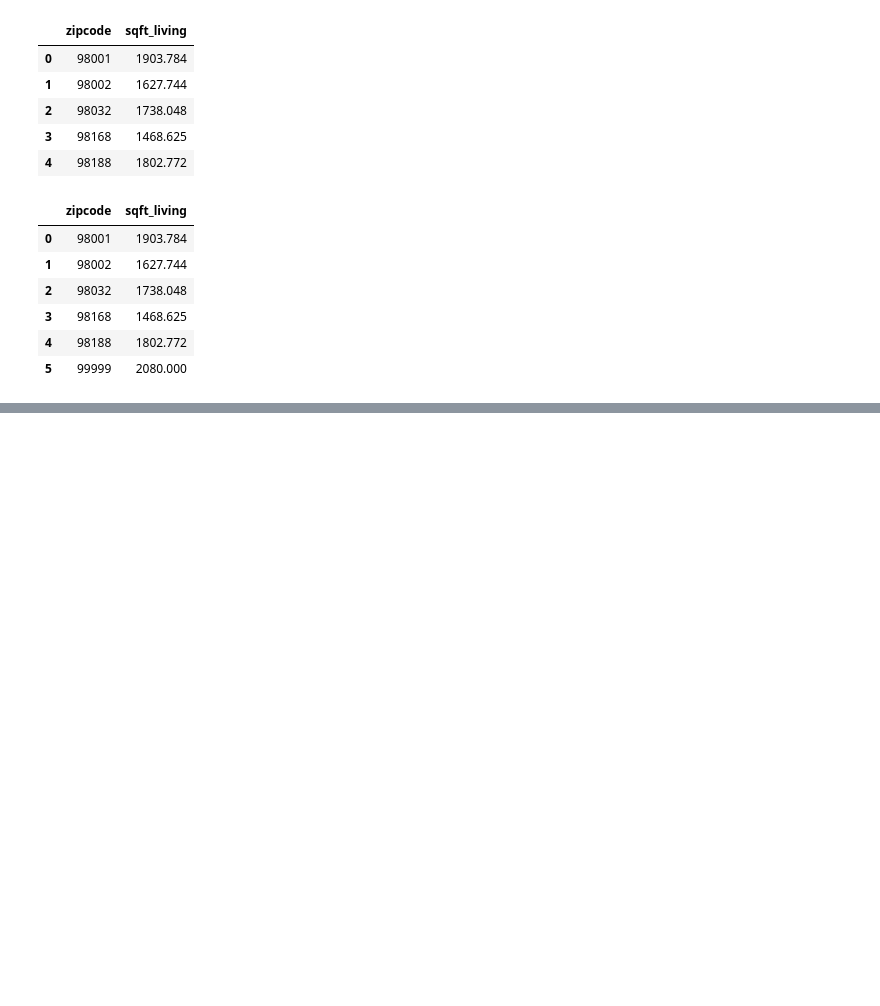
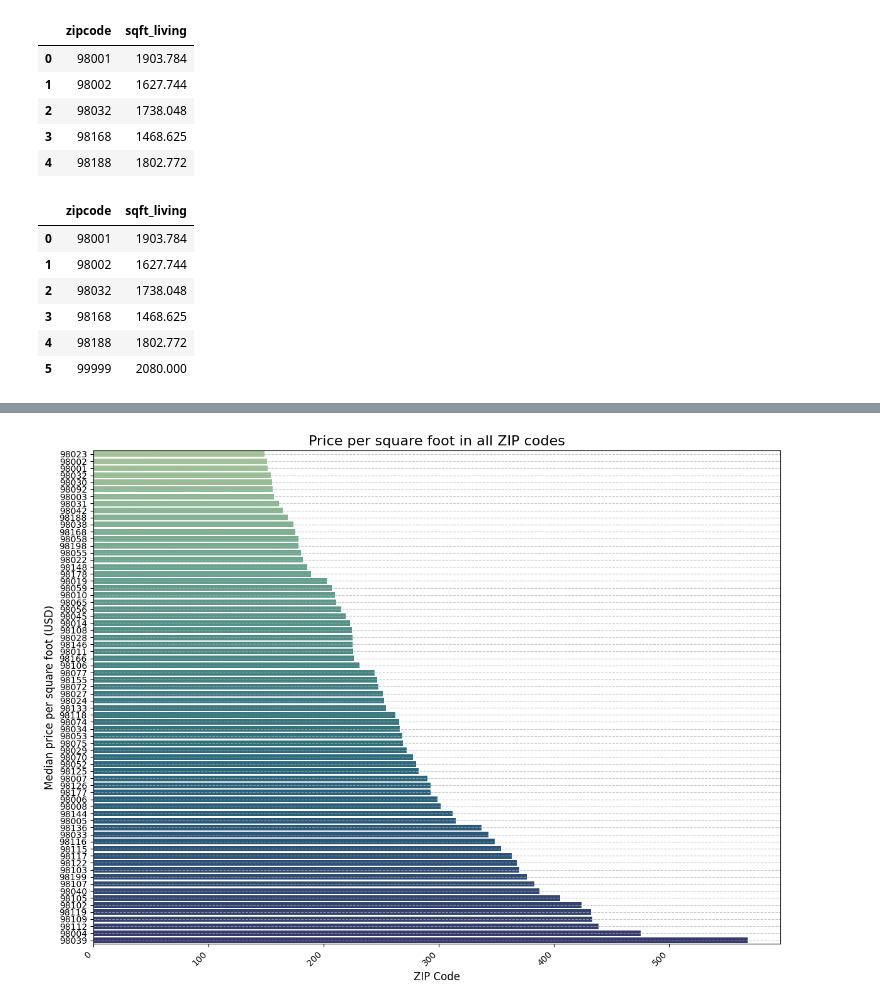
Before and after one commit to googoose/eda_project, a Jupyter notebook: EDA.ipynb, the cells around one changed output, grey strips where cells are left out. Drawn from its saved outputs; the diff is of its cells as text; code cells hidden in the pictures; blank space fills up the shorter version.

Commit message:
Get data for EDA project

```diff
--- a/EDA.ipynb
+++ b/EDA.ipynb
@@ -1202,0 +1240,8 @@ fig.show()
+# %%
+# take all data grouped by zipcode and filter for mean value for price per sqft living
+price_sqft = df.groupby('zipcode').price_per_sqft_living.mean()
+price_sqft_df  = price_sqft.reset_index()
+
+# for plotting, again we need to convert the zipcode to a string
+price_sqft_df['zipcode'] =price_sqft_df['zipcode'].astype(str)
+price_sqft_df
@@ -1202,0 +1262,21 @@ fig.show()
+# %%
+# use a barplot to plot all price/sqft values over the ZIP code
+
+plt.figure(figsize=(12, 9))
+sns.barplot(
+    data=price_sqft_df,
+    x='price_per_sqft_living',
+    y='zipcode',
+    palette='crest',  # green
+    order = price_sqft_df.sort_values('price_per_sqft_living', ascending=True)['zipcode']
+)
+plt.title('Price per square foot in all ZIP codes', fontsize=16)
+plt.xlabel('ZIP Code', fontsize=12)
+plt.ylabel('Median price per square foot (USD)', fontsize=12)
+plt.xticks(rotation=45, ha='right')
+plt.ticklabel_format(style='plain', axis='x')
+plt.grid(axis='y', linestyle='--', alpha=0.7)
+plt.tight_layout()
+plt.show()
+# %% [output]
+[figure, added]
```
Also changed, not shown: parts of 25 cells of this notebook.
